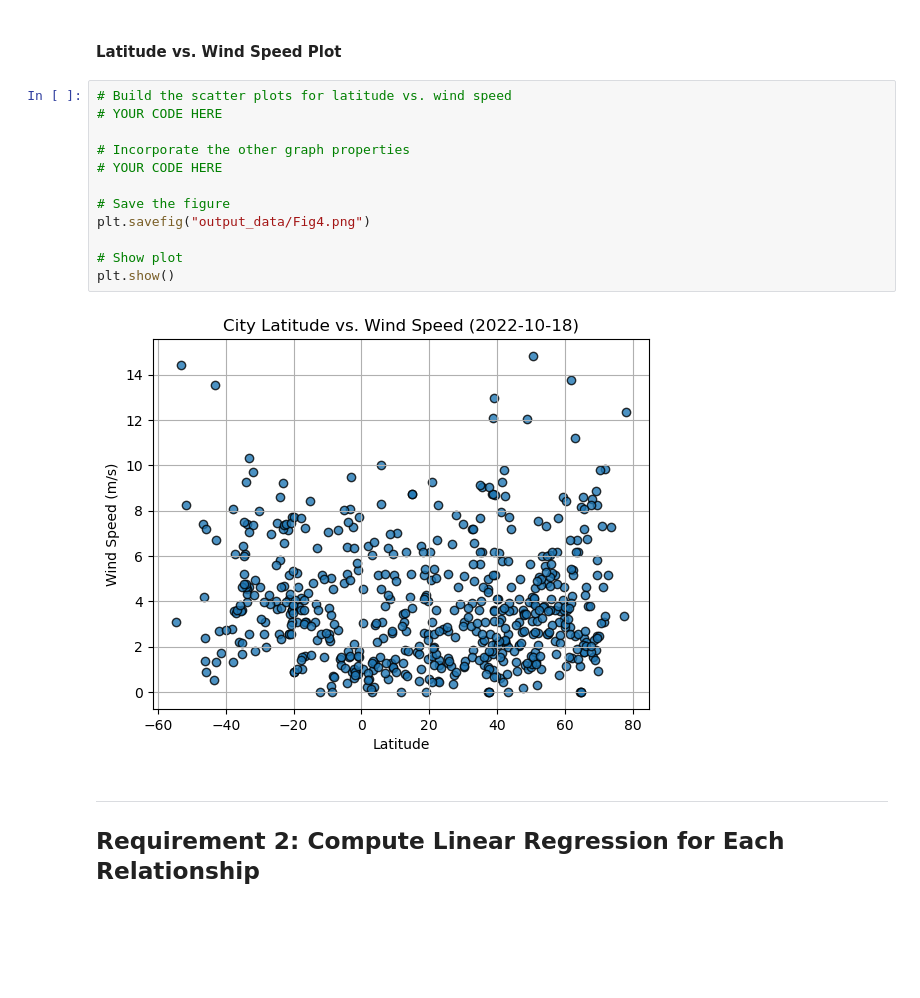
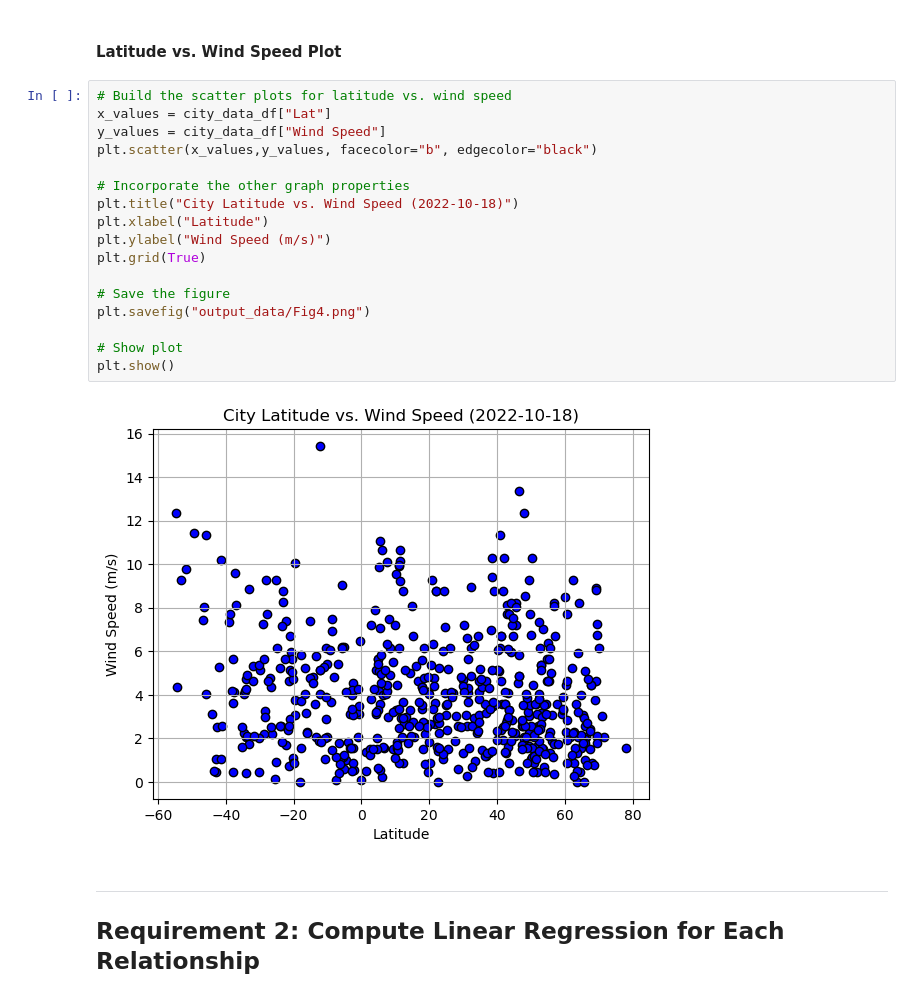
Before and after one commit to ddaniel2024/Module-6-Python-APIs, a Jupyter notebook: WeatherPy.ipynb, the cells around one changed output. Drawn from its saved outputs; the diff is of its cells as text; blank space fills up the shorter version.

```diff
--- a/WeatherPy.ipynb
+++ b/WeatherPy.ipynb
@@ -238,18 +258,23 @@ plt.show()
 #### Latitude vs. Wind Speed Plot
 # %%
 # Build the scatter plots for latitude vs. wind speed
-# YOUR CODE HERE
+x_values = city_data_df["Lat"]
+y_values = city_data_df["Wind Speed"]
+plt.scatter(x_values,y_values, facecolor="b", edgecolor="black")
 
 # Incorporate the other graph properties
-# YOUR CODE HERE
+plt.title("City Latitude vs. Wind Speed (2022-10-18)")
+plt.xlabel("Latitude")
+plt.ylabel("Wind Speed (m/s)")
+plt.grid(True)
 
 # Save the figure
 plt.savefig("output_data/Fig4.png")
 
 # Show plot
 plt.show()
 # %% [output]
-[figure, old version]
+[figure, new version]
 # %% [markdown]
 ---
 
```
Also changed, not shown: parts of 4 cells of this notebook, 4 other files.
